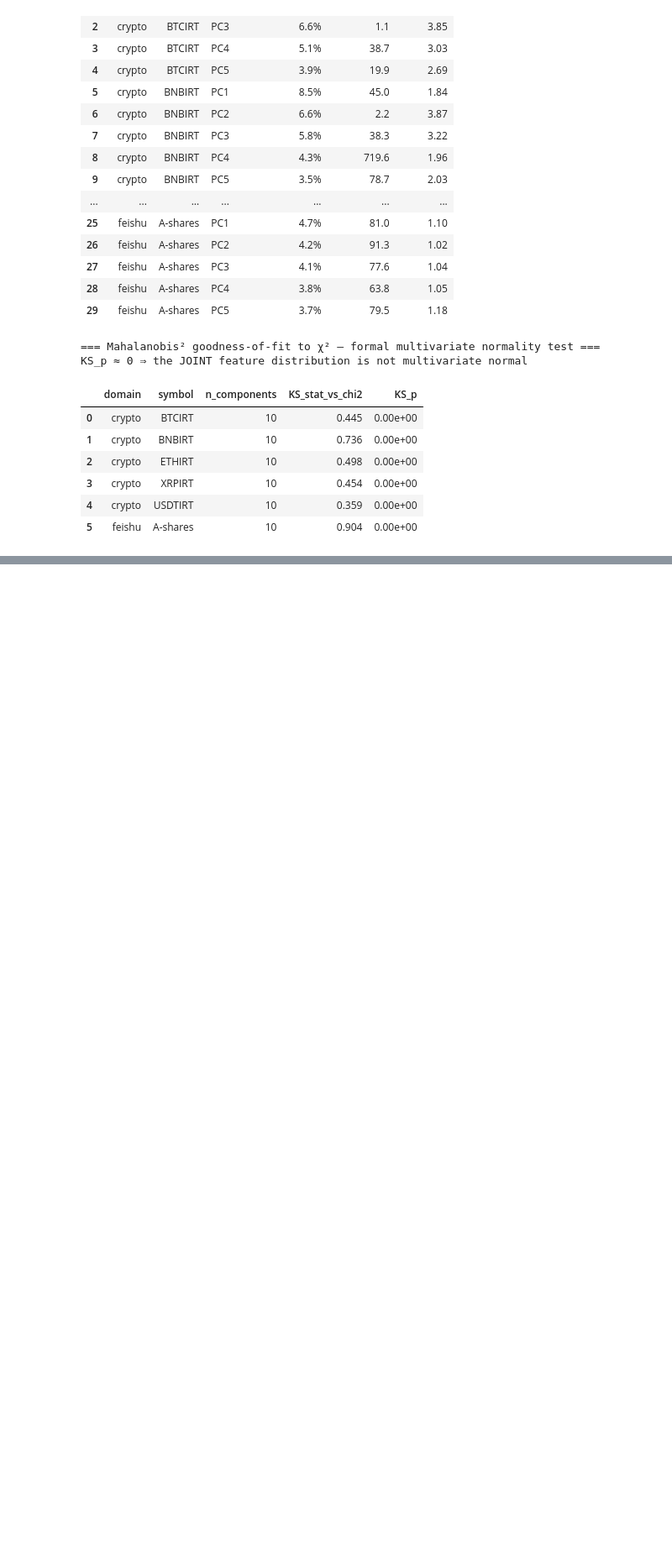
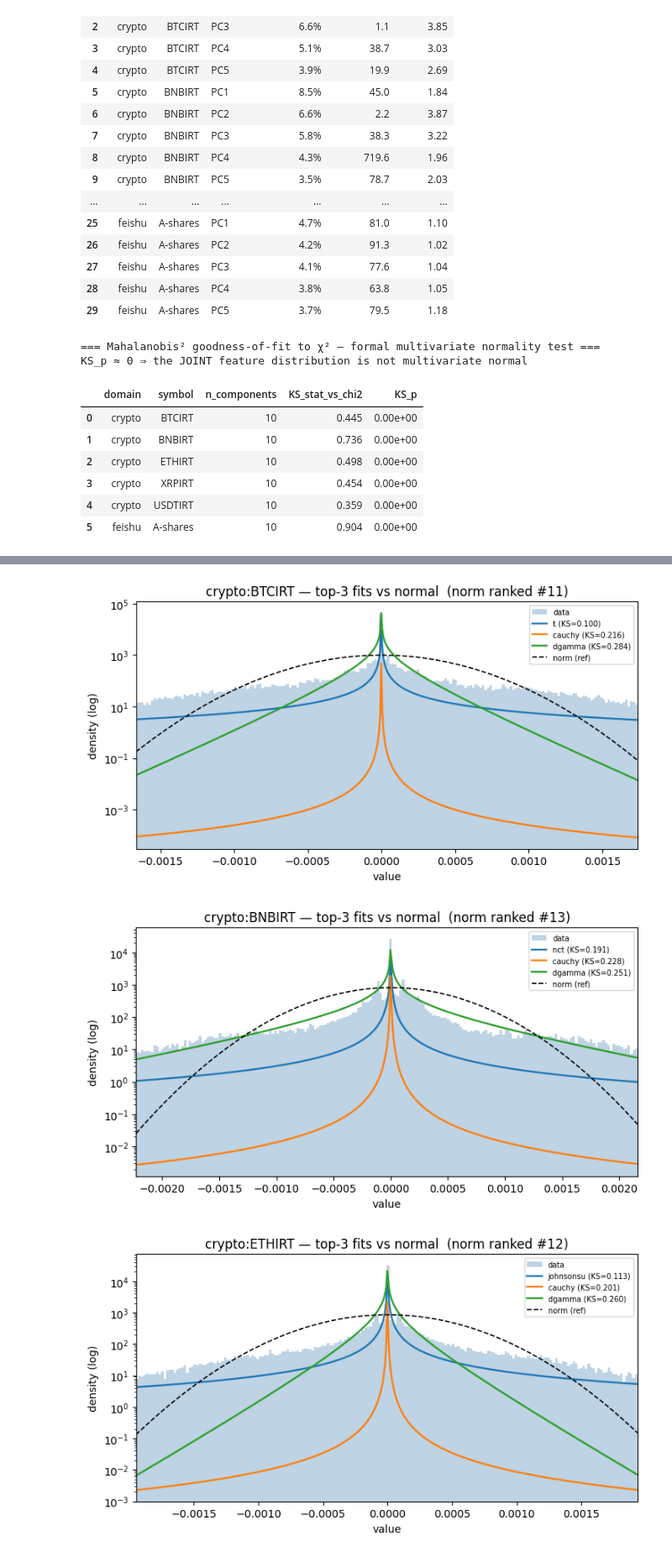
Before and after one commit to ArshiAbolghasemi/Penny, a Jupyter notebook: notebooks/increment_diagnostics.ipynb, the cells around one changed output, grey strips where cells are left out. Shown at 84% size. Saved outputs shown, nothing was run; the diff lists cells and outputs as text; code cells hidden in the pictures; blank space fills up the shorter version.

Commit message:
feat: adding different distributions fit

```diff
--- a/notebooks/increment_diagnostics.ipynb
+++ b/notebooks/increment_diagnostics.ipynb
@@ -1215,0 +1312,6 @@ KS_p ≈ 0 ⇒ the JOINT feature distribution is not multivariate normal
+# %%
+# heavy cell: ~85 fits x each series (subsampled). Reduce n_sample if too slow.
+FIT_RET = {}
+for (dom, sym), (pooled, _segs) in DATA.items():
+    FIT_RET[(dom, sym)] = fit_distributions(pooled)
+    print_top(FIT_RET[(dom, sym)], f"{dom}:{sym}")
@@ -1215,0 +1336,38 @@ KS_p ≈ 0 ⇒ the JOINT feature distribution is not multivariate normal
+# %%
+def plot_dist_fits(data, ranked, name, topn=3, drop_zeros=True):
+    x = np.asarray(data, float)
+    x = x[np.isfinite(x)]
+    if drop_zeros:
+        x = x[x != 0.0]
+    if len(x) < 50 or not ranked:
+        return
+    lo, hi = np.percentile(x, [0.5, 99.5])
+    xg = np.linspace(lo, hi, 500)
+    fig, ax = plt.subplots(figsize=(7.5, 4.2))
+    ax.hist(x, bins=200, range=(lo, hi), density=True, alpha=0.35,
+            color="steelblue", label="data")
+    cmap = plt.get_cmap("tab10")
+    for i, (nm, ks, p, param) in enumerate(ranked[:topn]):
+        try:
+            pdf = getattr(stats, nm).pdf(xg, *param)
+            ax.plot(xg, pdf, lw=1.7, color=cmap(i), label=f"{nm} (KS={ks:.3f})")
+        except Exception:
+            pass
+    mu, sd = np.mean(x), np.std(x)
+    ax.plot(xg, stats.norm.pdf(xg, mu, sd), "k--", lw=1.2, label="norm (ref)")
+    ax.set_yscale("log")
+    ax.set_xlim(lo, hi)
+    ax.set_title(f"{name} — top-{topn} fits vs normal  (norm ranked #{norm_rank(ranked)})")
+    ax.set_xlabel("value")
+    ax.set_ylabel("density (log)")
+    ax.legend(fontsize=7)
+    plt.tight_layout()
+    plt.show()
+
+
+for (dom, sym), (pooled, _segs) in DATA.items():
+    plot_dist_fits(pooled, FIT_RET[(dom, sym)], f"{dom}:{sym}")
+# %% [output]
+[figure, added]
+[figure, added]
+[figure, added]
```
Also changed, not shown: parts of 10 cells of this notebook.
